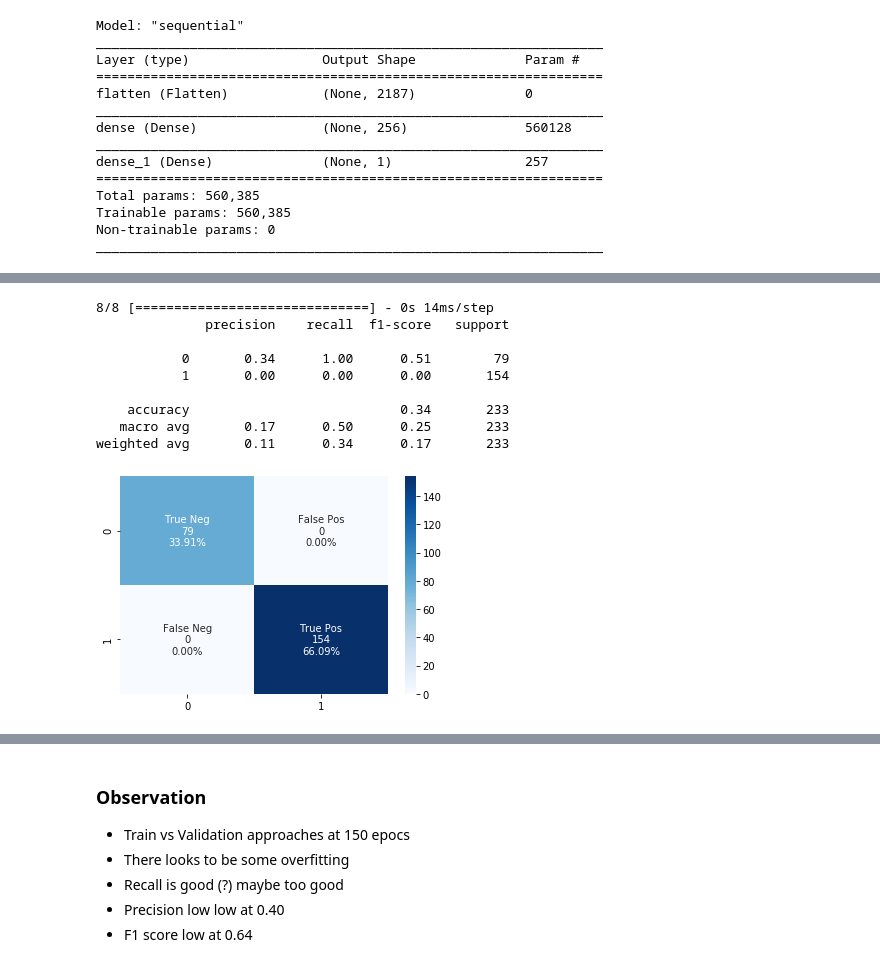
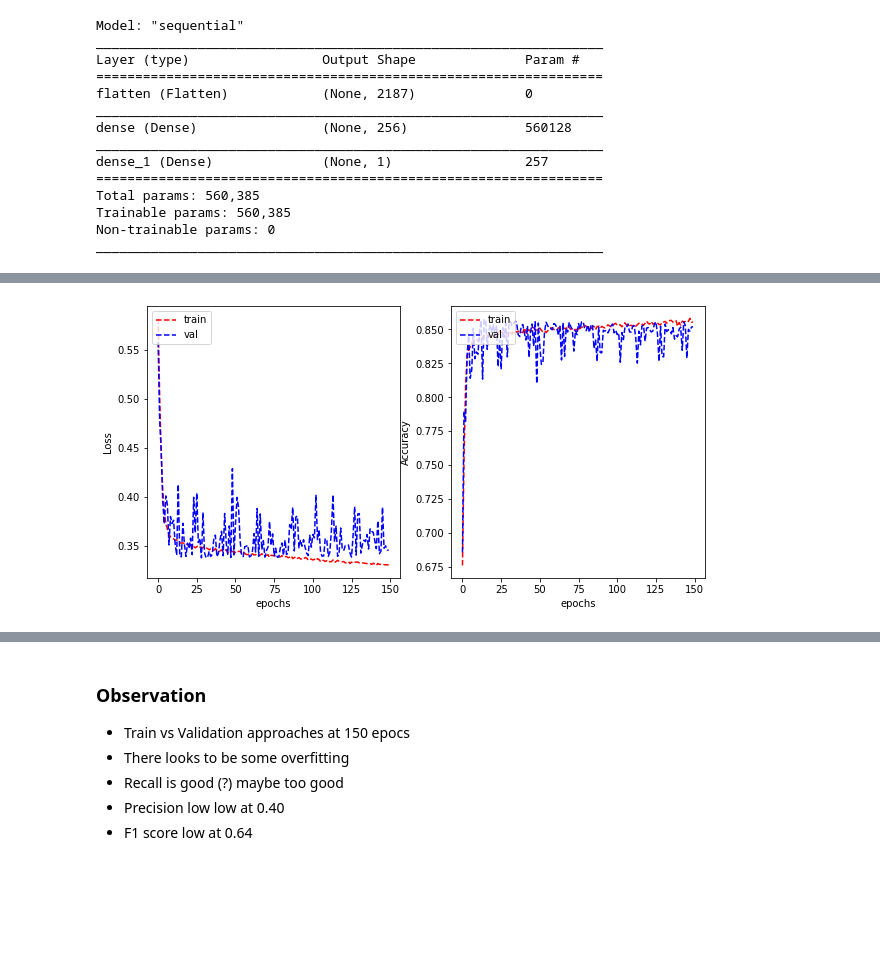
Before and after one commit to simonb65/COSC2673-A2, a Jupyter notebook: Ass2-Part1.ipynb, the cells around one changed output, grey strips where cells are left out. Saved outputs shown, nothing was run; the diff lists cells and outputs as text; code cells hidden in the pictures; blank space fills up the shorter version.

```diff
--- a/Ass2-Part1.ipynb
+++ b/Ass2-Part1.ipynb
@@ -309,3 +276,21 @@ Found 233 validated image filenames belonging to 2 classes.
+# %%
+def PlotModelFitHistory(mh):
+    plt.figure(figsize=(10,5))
+    plt.subplot(1,2,1)
+    plt.plot(mh.history['loss'], 'r--')
+    plt.plot(mh.history['val_loss'], 'b--')
+    plt.xlabel("epochs")
+    plt.ylabel("Loss")
+    plt.legend(['train', 'val'], loc='upper left')
+
+    plt.subplot(1,2,2)
+    plt.plot(mh.history['binary_accuracy'], 'r--')
+    plt.plot(mh.history['val_binary_accuracy'], 'b--')
+    plt.xlabel("epochs")
+    plt.ylabel("Accuracy")
+    plt.legend(['train', 'val'], loc='upper left')
+
+    plt.show()
 # %%
 def PlotConfusionMatrix(test, pred):
     cm = confusion_matrix(test, test)
@@ -344,7 +325,7 @@ OUTPUT_CLASSES = 1
 # %%
 import tensorflow as tf
 
-model1 = tf.keras.Sequential([
+model_base = tf.keras.Sequential([
     tf.keras.layers.Flatten(input_shape=INPUT_DIM),
     tf.keras.layers.Dense(HIDDEN_LAYER_DIM, activation='sigmoid'),
     tf.keras.layers.Dense(OUTPUT_CLASSES,activation='sigmoid')
@@ -381,8 +350,12 @@ model1.compile(optimizer='SGD',
+# %%
+model_base.compile(optimizer='SGD',
+              loss=tf.keras.losses.BinaryCrossentropy(from_logits=False),
+              metrics=['binary_accuracy'])
 # %%
 print(datetime.datetime.now().strftime("%H:%M:%S"))
 now = datetime.datetime.now()
 
-history1 = model1.fit(train_generator, validation_data = validation_generator, epochs=150, verbose=0)
+history_base = model_base.fit(train_generator, validation_data = validation_generator, epochs=150, verbose=0)
 
 print(datetime.datetime.now().strftime("%H:%M:%S"))
 print("Took = ", datetime.datetime.now() - now)
@@ -411,25 +366,4 @@ plt.show()
-# %%
-import seaborn as sn
-import matplotlib.pyplot as plt
-#from sklearn.metrics import confusion_matrix
-from sklearn.metrics import classification_report
-
-test_y = testData['isCancerous'].astype('int')
-
-test_pred = model1.predict(test_generator, batch_size=64, verbose=1)
-test_pred = np.argmax(test_pred, axis=1)
-
-print(classification_report(test_y, test_pred))
-
-PlotConfusionMatrix(test_y, test_pred)
-# %% [output]
-8/8 [==============================] - 0s 14ms/step
-              precision    recall  f1-score   support
-
-           0       0.34      1.00      0.51        79
-           1       0.00      0.00      0.00       154
-
-    accuracy                           0.34       233
-   macro avg       0.17      0.50      0.25       233
-weighted avg       0.11      0.34      0.17       233
-[figure, removed]
+# %%
+PlotModelFitHistory(history_base)
+# %% [output]
+[figure, added]
```
Also changed, not shown: parts of 51 cells of this notebook.
